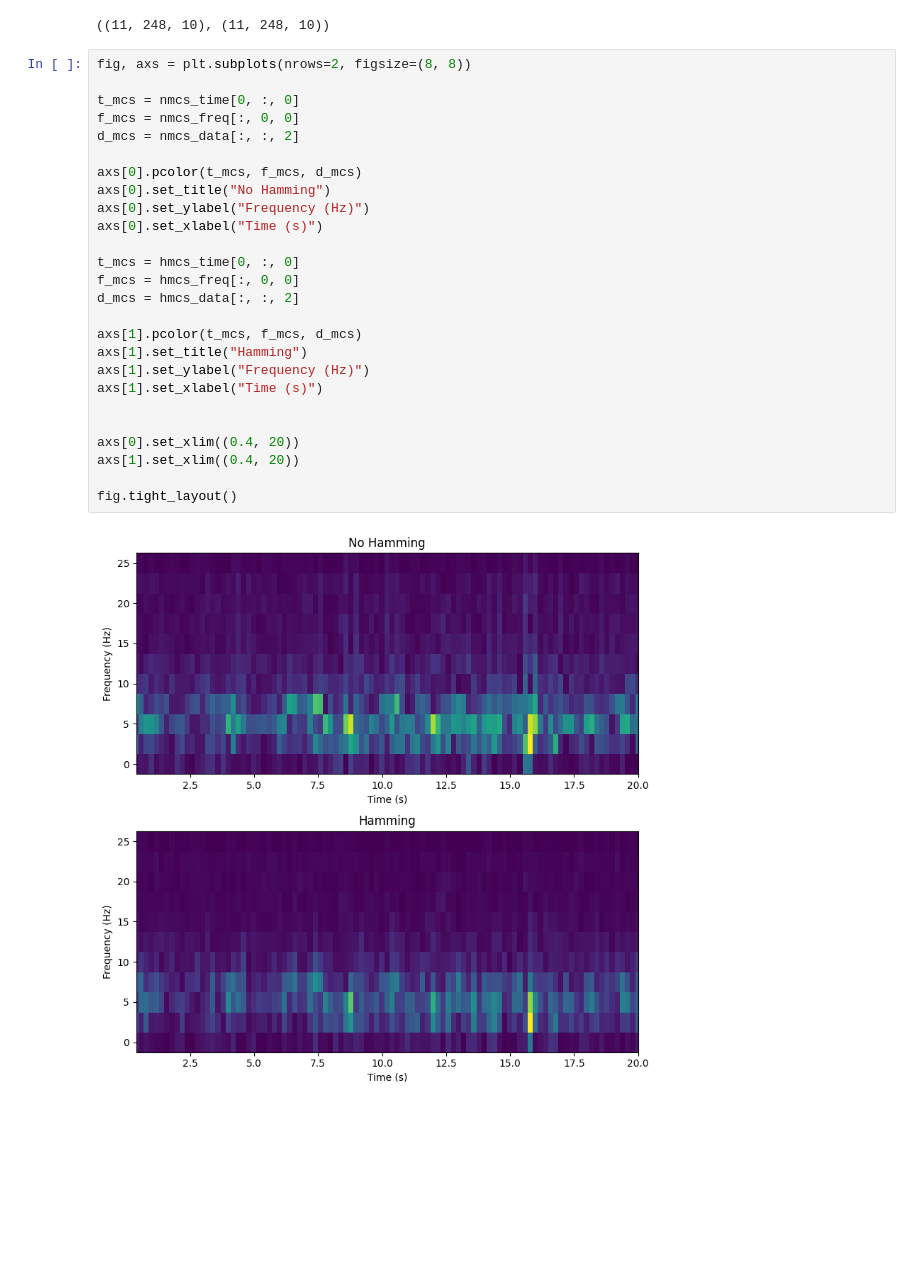
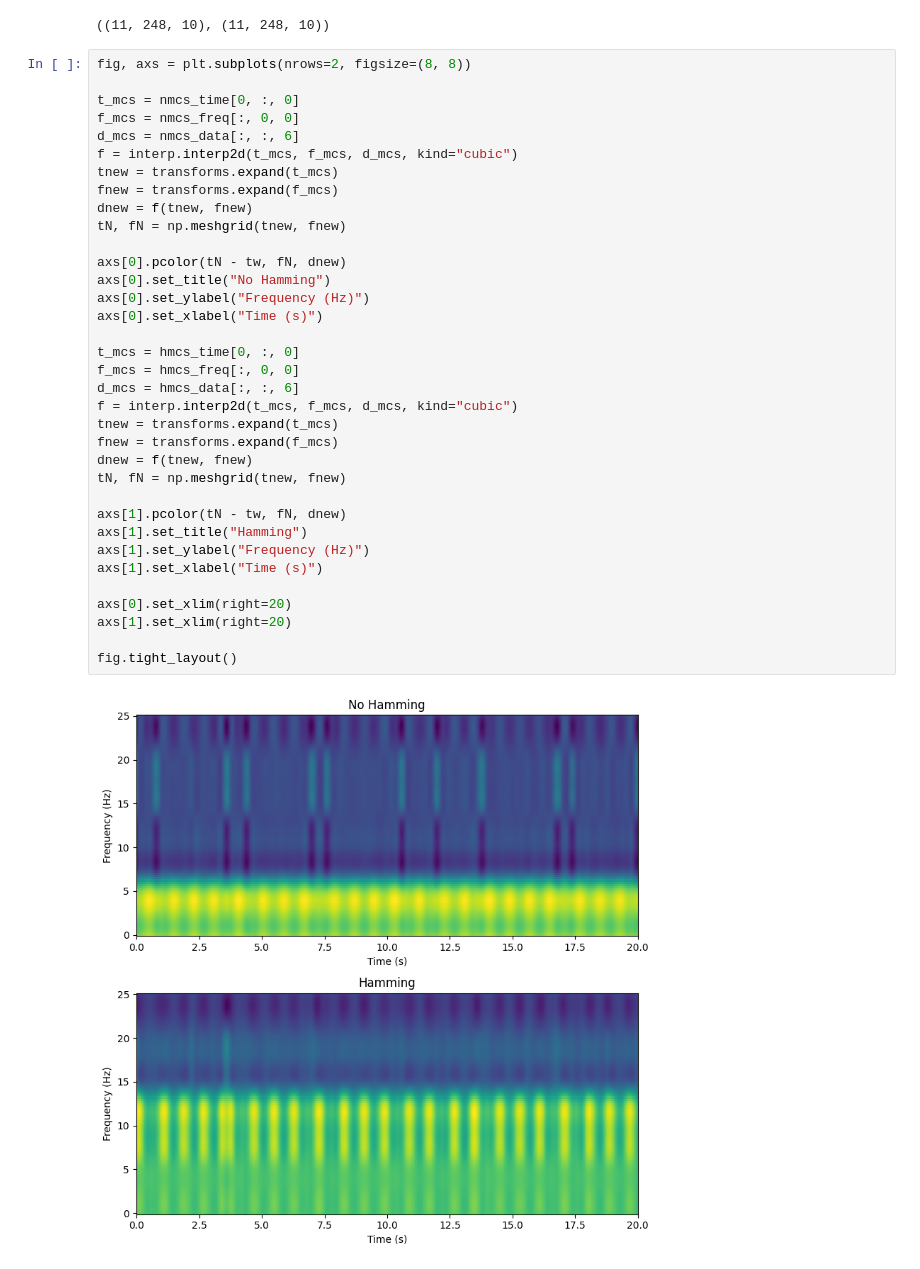
Before and after one commit to norlab-ulaval/BorealTC, a Jupyter notebook: analysis/spectrogram.ipynb, the cells around one changed output. Saved outputs shown, nothing was run; the diff lists cells and outputs as text; blank space fills up the shorter version.

```diff
--- a/analysis/spectrogram.ipynb
+++ b/analysis/spectrogram.ipynb
@@ -109,31 +117,40 @@ hmcs_data.shape, nmcs_data.shape
 # %%
 fig, axs = plt.subplots(nrows=2, figsize=(8, 8))
 
 t_mcs = nmcs_time[0, :, 0]
 f_mcs = nmcs_freq[:, 0, 0]
-d_mcs = nmcs_data[:, :, 2]
+d_mcs = nmcs_data[:, :, 6]
+f = interp.interp2d(t_mcs, f_mcs, d_mcs, kind="cubic")
+tnew = transforms.expand(t_mcs)
+fnew = transforms.expand(f_mcs)
+dnew = f(tnew, fnew)
+tN, fN = np.meshgrid(tnew, fnew)
 
-axs[0].pcolor(t_mcs, f_mcs, d_mcs)
+axs[0].pcolor(tN - tw, fN, dnew)
 axs[0].set_title("No Hamming")
 axs[0].set_ylabel("Frequency (Hz)")
 axs[0].set_xlabel("Time (s)")
 
 t_mcs = hmcs_time[0, :, 0]
 f_mcs = hmcs_freq[:, 0, 0]
-d_mcs = hmcs_data[:, :, 2]
+d_mcs = hmcs_data[:, :, 6]
+f = interp.interp2d(t_mcs, f_mcs, d_mcs, kind="cubic")
+tnew = transforms.expand(t_mcs)
+fnew = transforms.expand(f_mcs)
+dnew = f(tnew, fnew)
+tN, fN = np.meshgrid(tnew, fnew)
 
-axs[1].pcolor(t_mcs, f_mcs, d_mcs)
+axs[1].pcolor(tN - tw, fN, dnew)
 axs[1].set_title("Hamming")
 axs[1].set_ylabel("Frequency (Hz)")
 axs[1].set_xlabel("Time (s)")
 
-
-axs[0].set_xlim((0.4, 20))
-axs[1].set_xlim((0.4, 20))
+axs[0].set_xlim(right=20)
+axs[1].set_xlim(right=20)
 
 fig.tight_layout()
 # %% [output]
-[figure, old version]
+[figure, new version]
 # %%
 fig, ax = plt.subplots()
 t_mcs = hmcs_time[0, :, 0]
```
Also changed, not shown: parts of 4 cells of this notebook.
